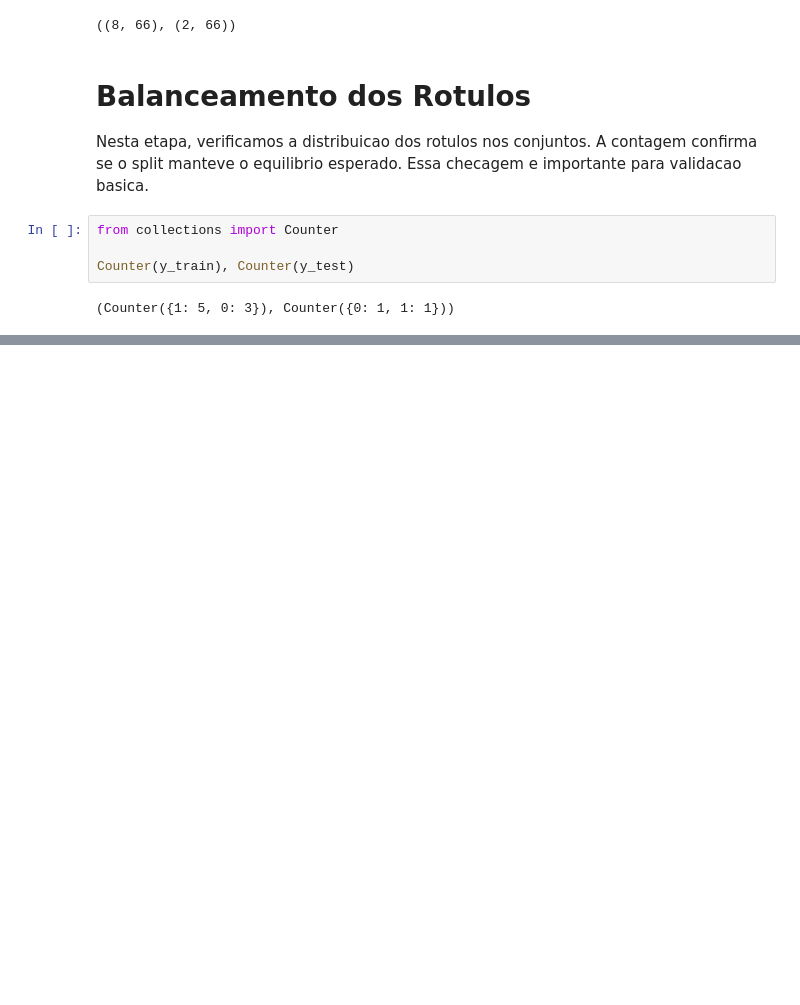
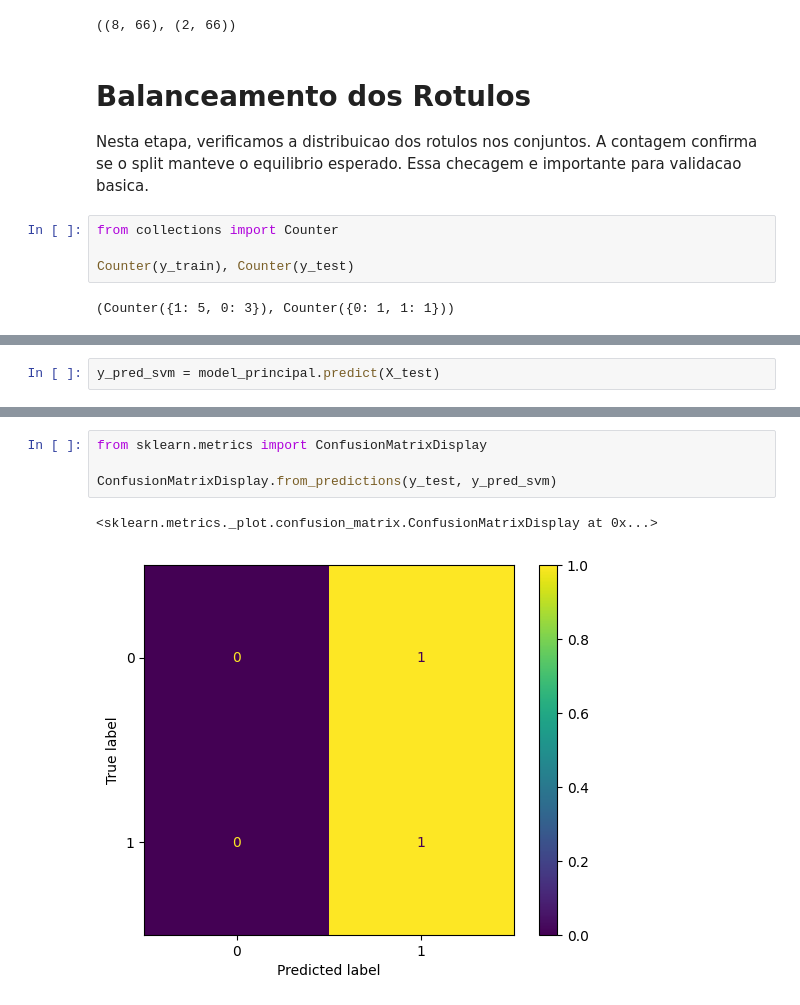
Before and after one commit to MaikyFreires/analise-sentimentos-ptbr, a Jupyter notebook: notebooks/01_eda.ipynb, the cells around one changed output, grey strips where cells are left out. Saved outputs shown, nothing was run; the diff lists cells and outputs as text; blank space fills up the shorter version.

```diff
--- a/notebooks/01_eda.ipynb
+++ b/notebooks/01_eda.ipynb
@@ -329,0 +368,2 @@ Counter(y_train), Counter(y_test)
+# %%
+y_pred_svm = model_principal.predict(X_test)
@@ -329,0 +388,7 @@ Counter(y_train), Counter(y_test)
+# %%
+from sklearn.metrics import ConfusionMatrixDisplay
+
+ConfusionMatrixDisplay.from_predictions(y_test, y_pred_svm)
+# %% [output]
+<sklearn.metrics._plot.confusion_matrix.ConfusionMatrixDisplay at 0x...>
+[figure, added]
```
Also changed, not shown: parts of 10 cells of this notebook.
